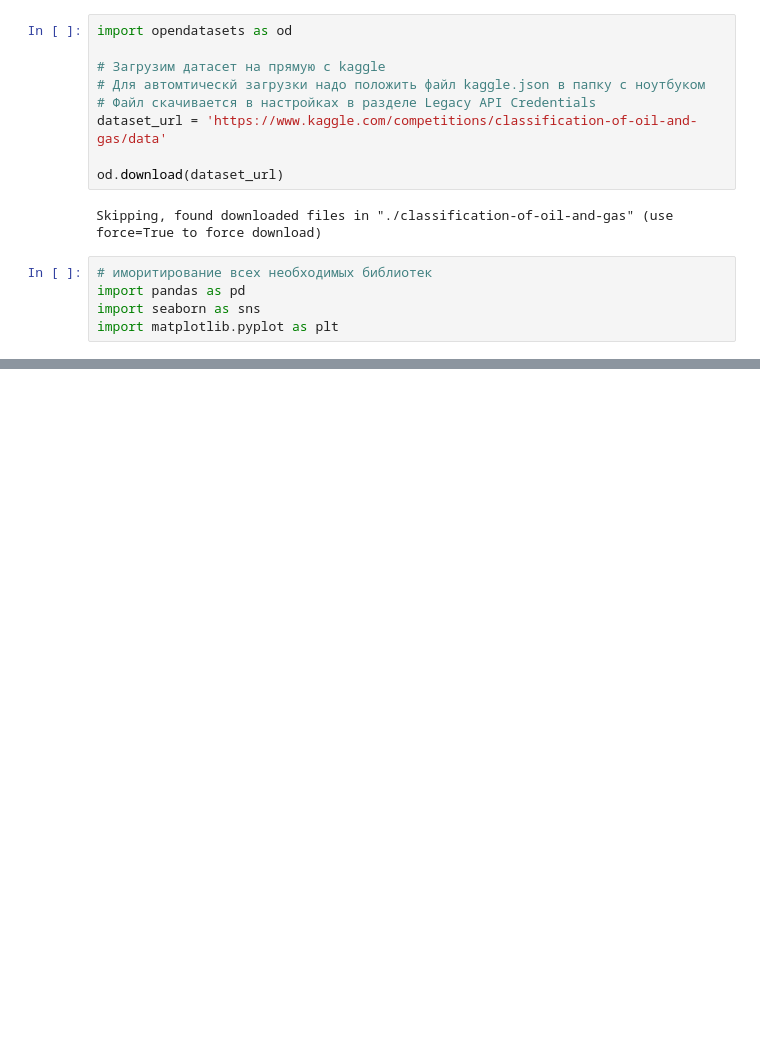
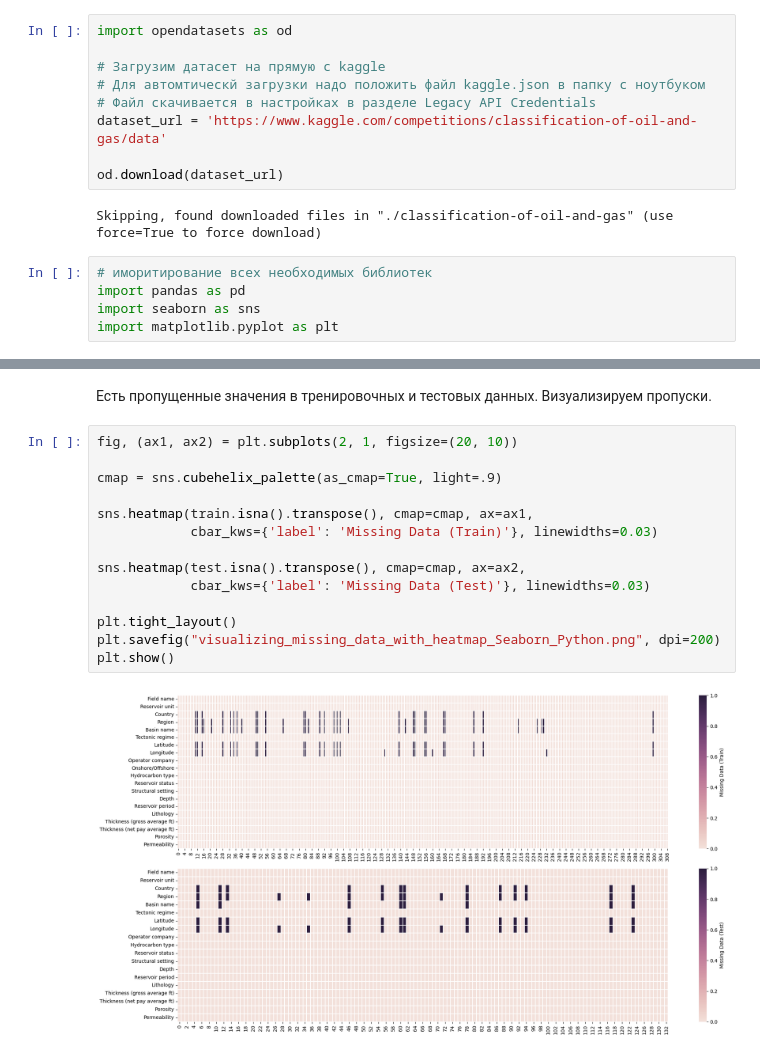
Before and after one commit to iTonyJah/DataScience, a Jupyter notebook: Edu/classical_ml/Oil_and_Gas_Field_Development_DZ_3.ipynb, the cells around one changed output, grey strips where cells are left out. Saved outputs shown, nothing was run; the diff lists cells and outputs as text; blank space fills up the shorter version.

Commit message:
cl_ml_d3_EDA_missing_values_working

```diff
--- a/Edu/classical_ml/Oil_and_Gas_Field_Development_DZ_3.ipynb
+++ b/Edu/classical_ml/Oil_and_Gas_Field_Development_DZ_3.ipynb
@@ -71,0 +165,18 @@ Test dataset shape: (133, 19)
+# %% [markdown]
+Есть пропущенные значения в тренировочных и тестовых данных. Визуализируем пропуски.
+# %%
+fig, (ax1, ax2) = plt.subplots(2, 1, figsize=(20, 10))
+
+cmap = sns.cubehelix_palette(as_cmap=True, light=.9)
+
+sns.heatmap(train.isna().transpose(), cmap=cmap, ax=ax1,
+            cbar_kws={'label': 'Missing Data (Train)'}, linewidths=0.03)
+
+sns.heatmap(test.isna().transpose(), cmap=cmap, ax=ax2,
+            cbar_kws={'label': 'Missing Data (Test)'}, linewidths=0.03)
+
+plt.tight_layout()
+plt.savefig("visualizing_missing_data_with_heatmap_Seaborn_Python.png", dpi=200)
+plt.show()
+# %% [output]
+[figure, added]
```
Also changed, not shown: parts of 8 cells of this notebook, 2 other files.
